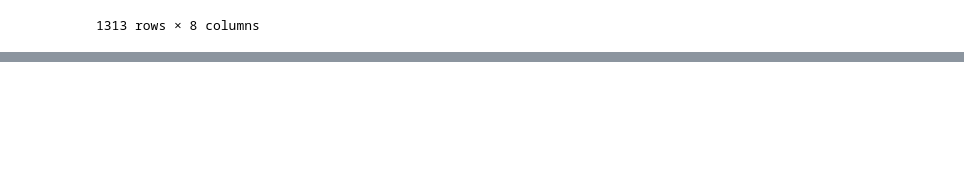
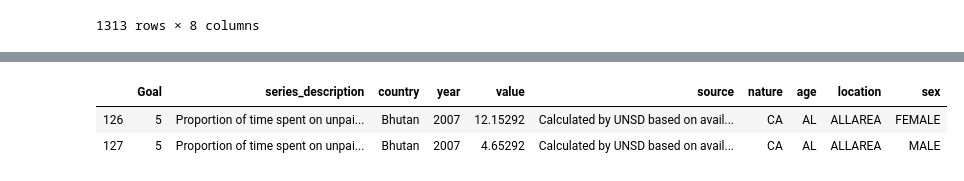
Before and after one commit to aariops/hackathon-ironhack, a Jupyter notebook: notebooks/Tri.ipynb, the cells around one changed output, grey strips where cells are left out. Saved outputs shown, nothing was run; the diff lists cells and outputs as text; code cells hidden in the pictures; blank space fills up the shorter version.

Commit message:
newest dataset

```diff
--- a/notebooks/Tri.ipynb
+++ b/notebooks/Tri.ipynb
@@ -466,3 +526,6 @@ ds
 # %%
-ds.to_json("C:/Users/tvpia/Desktop/Hack1/hackathon-ironhack/datasets/incomp.json",orient='index')
+ds = pd.read_csv("C:/Users/tvpia/Desktop/Hack1/hackathon-ironhack/datasets/country_values.csv")
+# %%
+ds.age = ds.age.str.rstrip("+")
+ds.age = ds.age.replace("-","")
 # %%
@@ -475,0 +551,2 @@ IndexError: list index out of range
+# %%
+ds.age = ds.age.replace("-"," ",regex=True)
@@ -475,0 +573,2 @@ IndexError: list index out of range
+# %%
+ds.age = ds.age.str[:2]
@@ -475,0 +595,6 @@ IndexError: list index out of range
+# %%
+ds.loc[ds.age == "AL"]
+# %% [output]
+|  | Goal | series_description | country | year | value | source | nature | age | location | sex |
+| 126 | 5 | Proportion of time spent on unpai... | Bhutan | 2007 | 12.15292 | Calculated by UNSD based on avail... | CA | AL | ALLAREA | FEMALE |
+| 127 | 5 | Proportion of time spent on unpai... | Bhutan | 2007 | 4.65292 | Calculated by UNSD based on avail... | CA | AL | ALLAREA | MALE |
```
Also changed, not shown: parts of 23 cells of this notebook, 1 other file.
